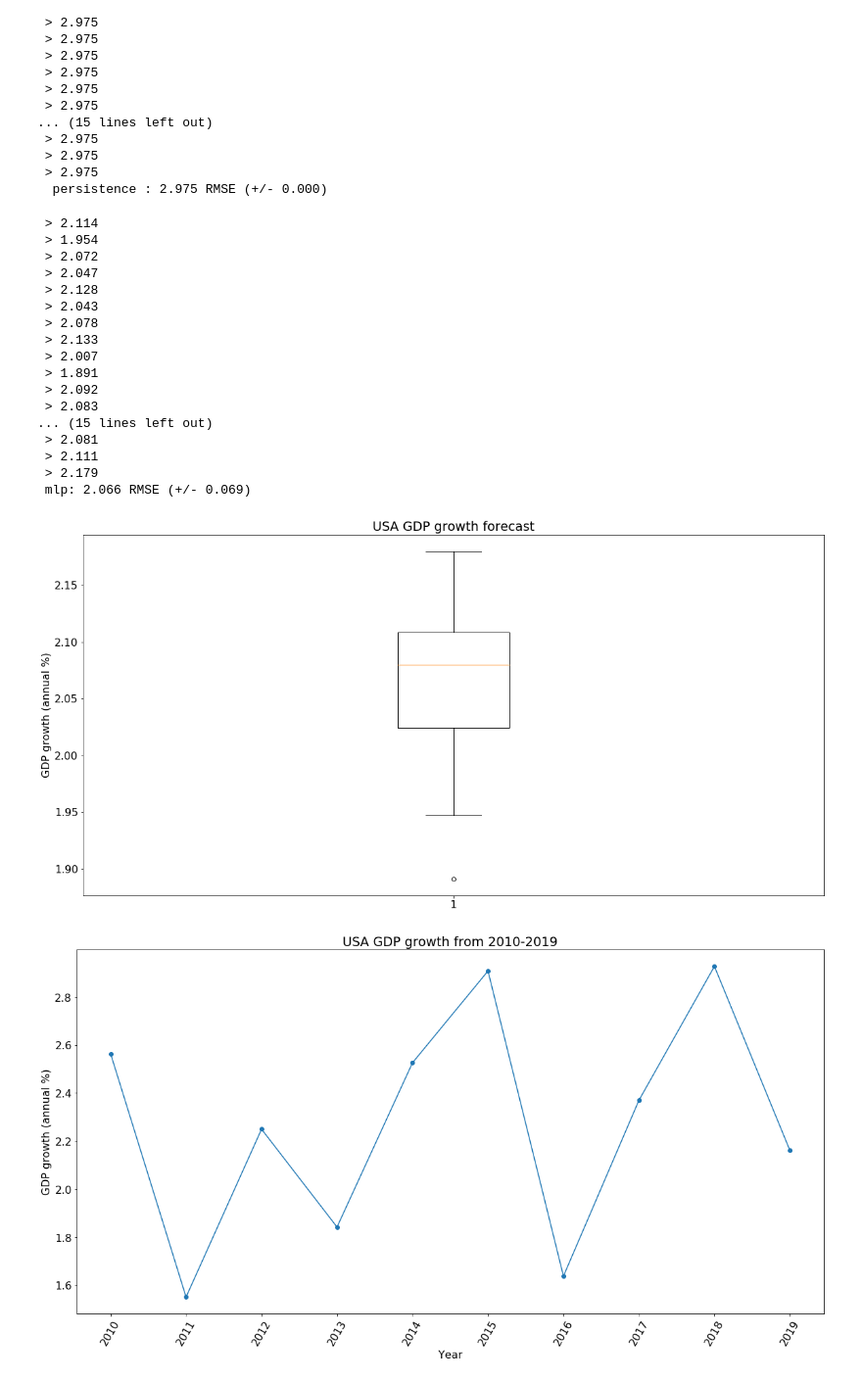
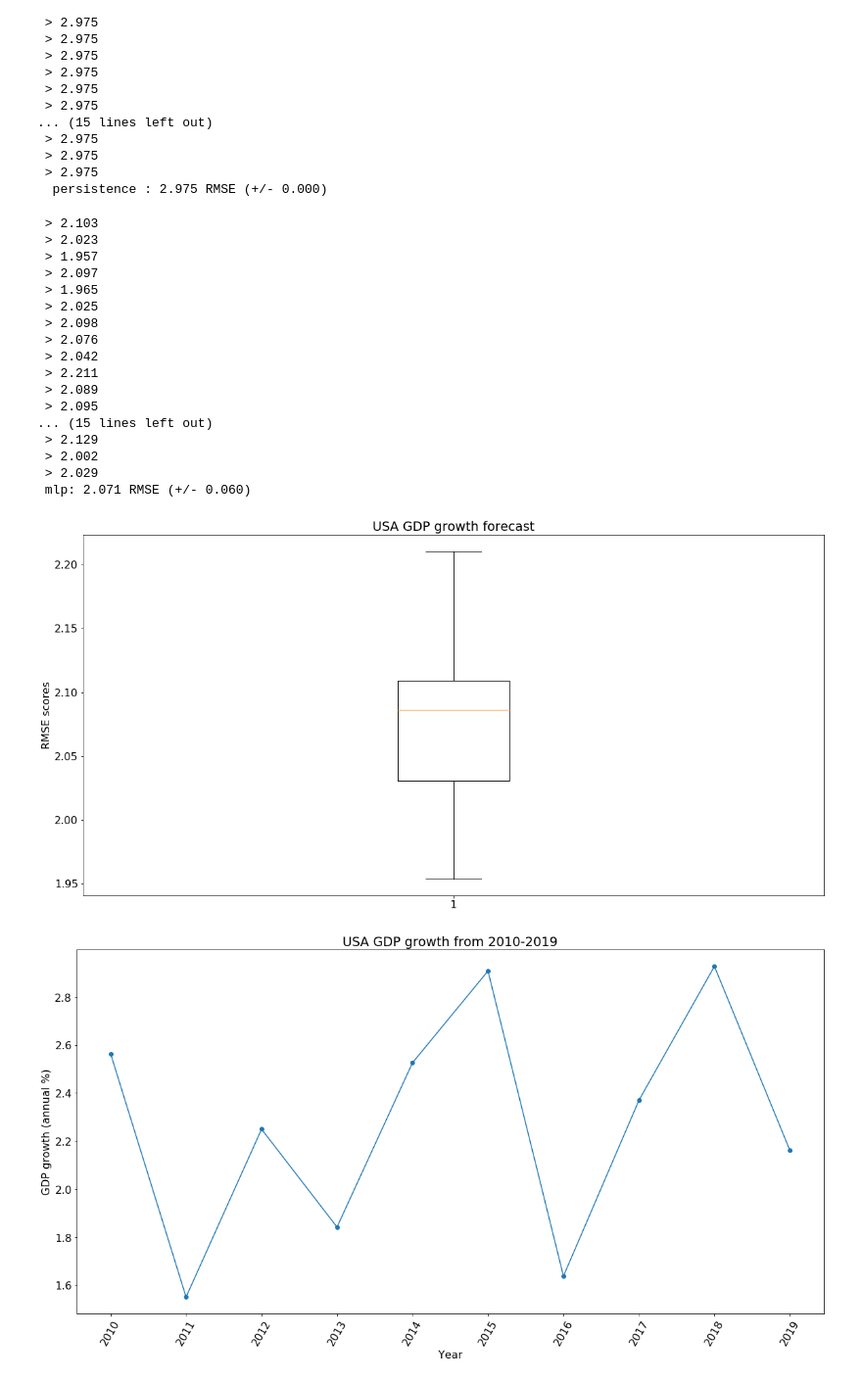
Before and after one commit to christinanelson/SustainabilityProfitCorrelation, a Jupyter notebook: SustainProfit.ipynb, the cells around one changed output. Shown: that part at 98% size. Cells and saved outputs as stored; diff of their text form; code cells hidden in the pictures.

Commit message:
Add files via upload
small update to y axis label in box and whisker plot

```diff
--- a/SustainProfit.ipynb
+++ b/SustainProfit.ipynb
@@ -526,33 +526,33 @@ myScores( ' persistence ' , scores_2009)
 # %%
 Data_2009 = series_2009.values
 # grid search
 Scores_2009 = Repeat_evaluate(Data_2009, Config, N_test)
 # summarize scores
 Summarize_scores( 'mlp' , Scores_2009)
 matplotlib.rcParams.update({'font.size': 16})
 plt.boxplot(Scores_2009)
 plt.title('USA GDP growth forecast')
-plt.ylabel('GDP growth (annual %)')
+plt.ylabel('RMSE scores')
 plt.savefig('boxplot-forecast-2009_USA_GDP.png')
 # %% [output]
- > 2.114
- > 1.954
- > 2.072
- > 2.047
- > 2.128
- > 2.043
- > 2.078
- > 2.133
- > 2.007
- > 1.891
- > 2.092
- > 2.083
+ > 2.103
+ > 2.023
+ > 1.957
+ > 2.097
+ > 1.965
+ > 2.025
+ > 2.098
+ > 2.076
+ > 2.042
+ > 2.211
+ > 2.089
+ > 2.095
 ... (15 lines left out)
- > 2.081
- > 2.111
- > 2.179
- mlp: 2.066 RMSE (+/- 0.069)
+ > 2.129
+ > 2.002
+ > 2.029
+ mlp: 2.071 RMSE (+/- 0.060)
-[figure, old version]
+[figure, new version]
 # %%
 USA_recent_2010 = USA_gdp.drop(columns=['Country Name','Country Code','Indicator Name','Indicator Code',
                                    '1960','1961','1962','1963','1964','1965','1966','1967','1968','1969',
```
Also changed, not shown: parts of 1 cell of this notebook.
